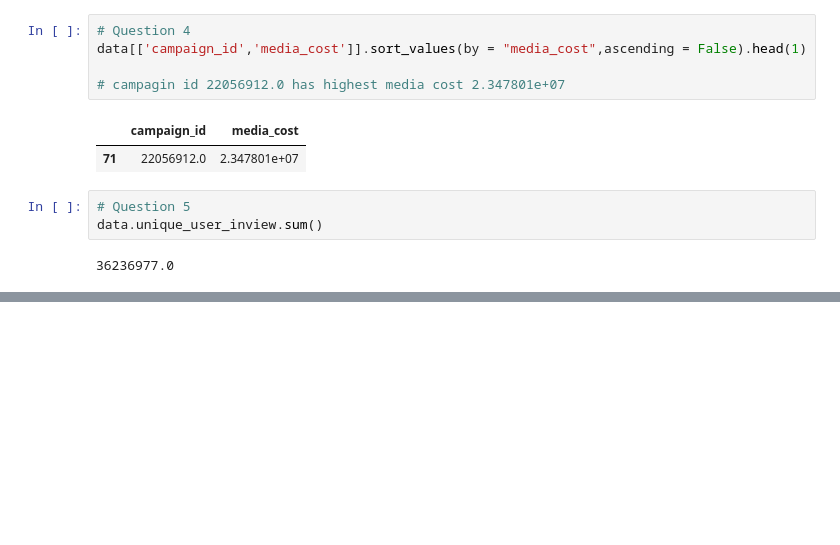
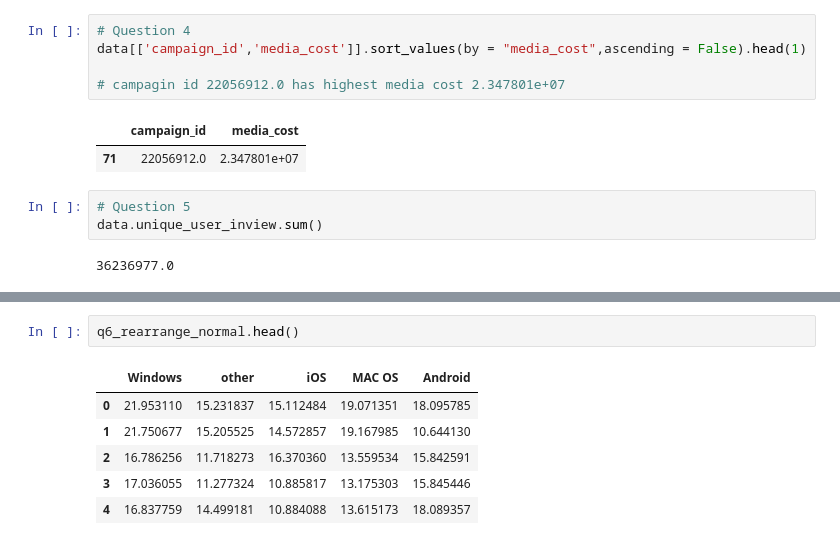
Before and after one commit to JalkapalloX/Data-Challenge-2, a Jupyter notebook: Stakeholder Analysis/Publisher_Analysis.ipynb, the cells around one changed output, grey strips where cells are left out. Drawn from its saved outputs; the diff is of its cells as text; blank space fills up the shorter version.

```diff
--- a/Stakeholder Analysis/Publisher_Analysis.ipynb
+++ b/Stakeholder Analysis/Publisher_Analysis.ipynb
@@ -184,0 +185,9 @@ MannwhitneyuResult(statistic=5582.0, pvalue=7.229835561588264e-11)
+# %%
+q6_rearrange_normal.head()
+# %% [output]
+|  | Windows | other | iOS | MAC OS | Android |
+| 0 | 21.953110 | 15.231837 | 15.112484 | 19.071351 | 18.095785 |
+| 1 | 21.750677 | 15.205525 | 14.572857 | 19.167985 | 10.644130 |
+| 2 | 16.786256 | 11.718273 | 16.370360 | 13.559534 | 15.842591 |
+| 3 | 17.036055 | 11.277324 | 10.885817 | 13.175303 | 15.845446 |
+| 4 | 16.837759 | 14.499181 | 10.884088 | 13.615173 | 18.089357 |
```
Also changed, not shown: parts of 3 cells of this notebook.
